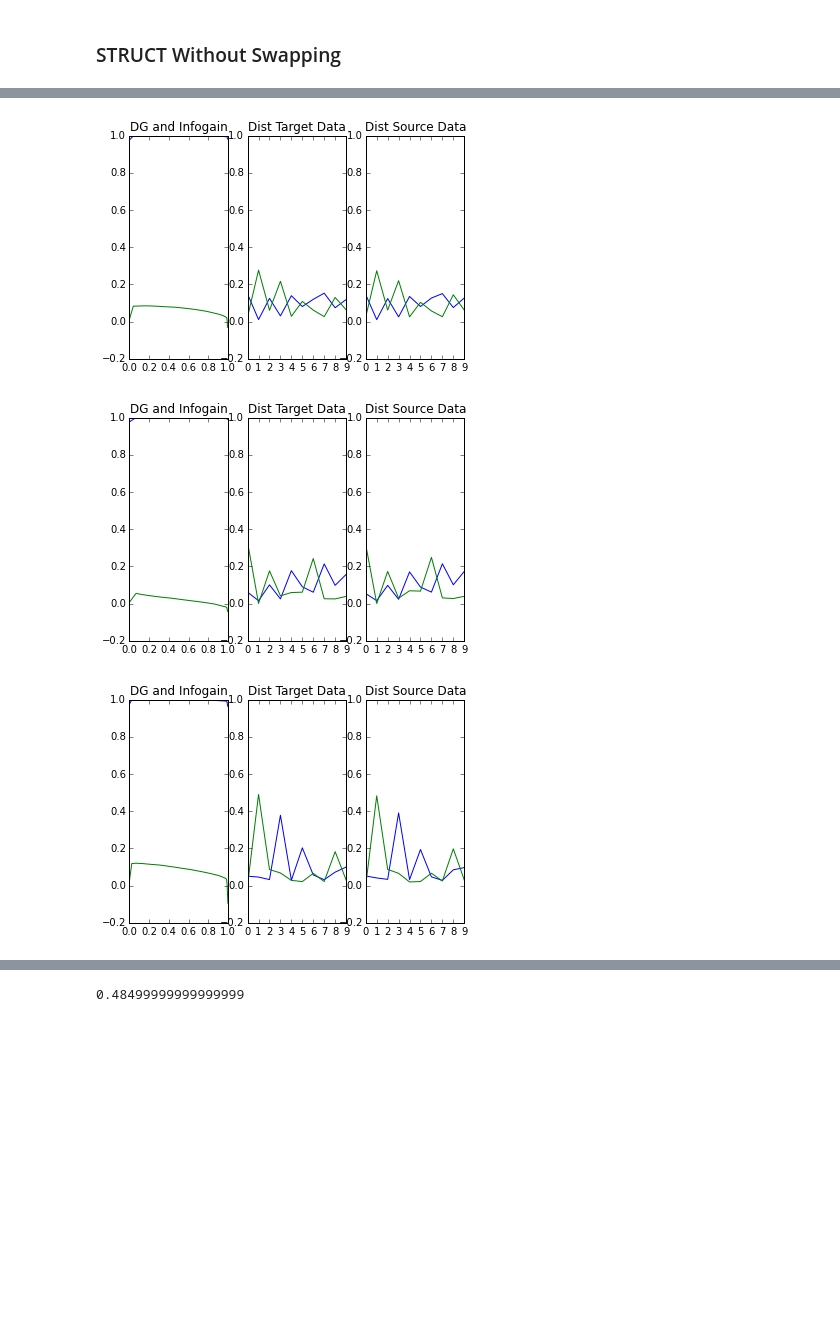
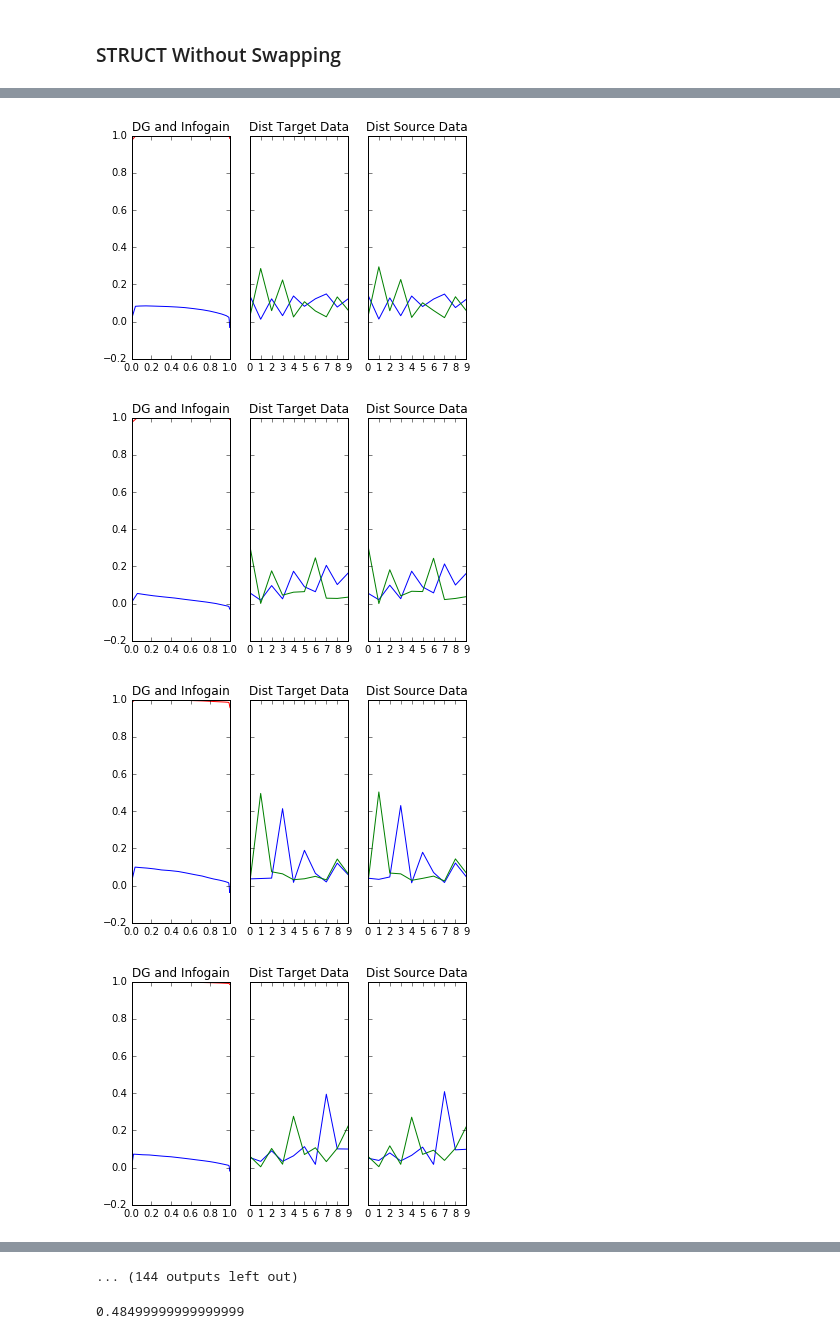
Before and after one commit to Luke3D/TransferRandomForest, a Jupyter notebook: STRUCT.ipynb, the cells around one changed output, grey strips where cells are left out. Drawn from its saved outputs; the diff is of its cells as text; code cells hidden in the pictures; blank space fills up the shorter version.

```diff
--- a/STRUCT.ipynb
+++ b/STRUCT.ipynb
@@ -152,7 +152,7 @@ def threshold_selection(X,y,S,f,QL,QR,C,verbos): # finding the best threshold
     #ax1.set_title('DG')
     #ax2.plot(Val_infogain)
     #ax2.set_title('infogain')
-        ax1.plot(fvals,Val)
+        ax1.plot(fvals,Val,'r')
         ax1.hold(True)
         ax1.plot(fvals,Val_infogain)
         ax1.hold(False)
@@ -263,10 +263,10 @@ def value_for_all(estimator,N):
     Dis_node[:,estimator.classes_.astype(int)] = dis_node
     return Dis_node
 
-def STRUCT(Xsource,ysource,Xtarget,ytarget,C,verbos = False):
+def STRUCT(Xsource,ysource,Xtarget,ytarget,n_trees,C,verbos = False):
     # Assumption: ysource has all the labels of the problem
     #estimator = DecisionTreeClassifier(max_features='sqrt',random_state=0,max_depth=2)
-    Estimator = RandomForestClassifier(max_features='sqrt',random_state=0,max_depth=2,n_estimators=1)
+    Estimator = RandomForestClassifier(max_features='sqrt',random_state=0,n_estimators=n_trees)
     Estimator = Estimator.fit(Xsource, ysource)
     RF = []
     for rf in range(Estimator.n_estimators):
@@ -299,7 +299,7 @@ def STRUCT(Xsource,ysource,Xtarget,ytarget,C,verbos = False):
                     remain = np.append(remain,index_left)
                 if(len(right)!=0):
                     remain = np.append(remain,index_right)
-                if(len(left)>10000 and len(right)>10000):
+                if(len(left)>10 and len(right)>10):
                     subset.append(i)
                     print i
             remain = remain[1:]
@@ -307,11 +307,11 @@ def STRUCT(Xsource,ysource,Xtarget,ytarget,C,verbos = False):
         lr =  LR[subset]
         subset = np.append(subset,lf)
         subset = np.append(subset,lr)
-        print subset
+        #print subset
         ST = convert_from_scikit_learn_to_dic(estimator,thresh,C,Q)
         RF.append(ST)
     return RF
 # %%
-ST = STRUCT(Xsource,ysource,Xtarget,ytarget,10,verbos = True)
+ST = STRUCT(Xsource,ysource,Xtarget,ytarget,n_trees=5,C=10,verbos = True)
 #ST = STRUCT(Xtrain[:,:],ytrain[:],Xtest[:,:],ytest[:],10,verbos = True)
 # %% [output]
@@ -320,3 +325,4 @@ ST = STRUCT(Xsource,ysource,Xtarget,ytarget,10,verbos = True)
-[figure, old version]
+[figure, new version]
-[figure, old version]
+[figure, new version]
-[figure, old version]
+[figure, new version]
+[figure, added]
@@ -323,3 +336,4 @@ ST = STRUCT(Xsource,ysource,Xtarget,ytarget,10,verbos = True)
+... (144 outputs left out)
 # %%
 evaluate_classification_error(ST, Xtest, ytest, method = None)
 # %% [output]
```
Also changed, not shown: parts of 1 cell of this notebook, 3 other files.
